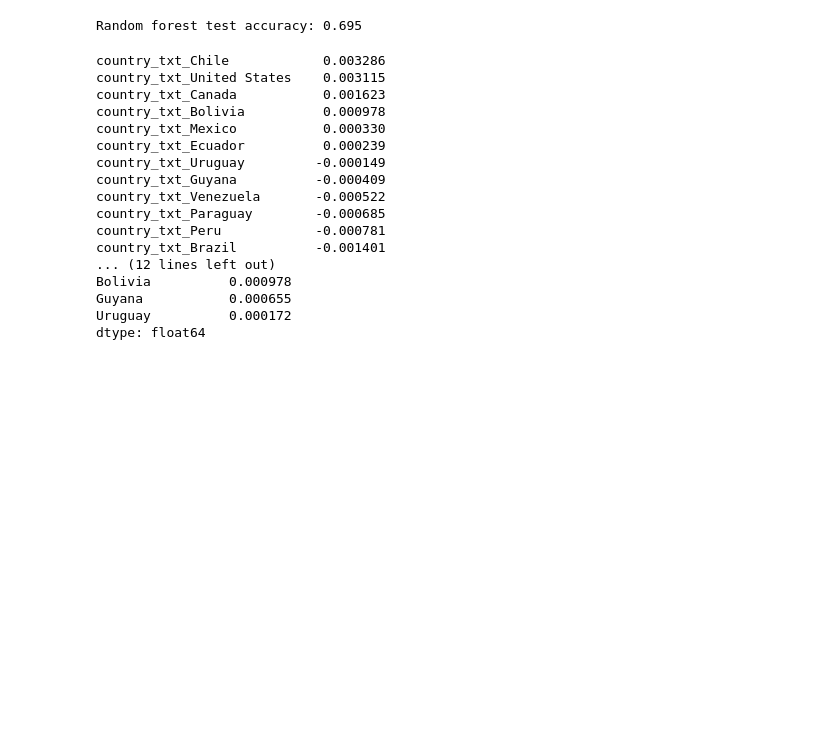
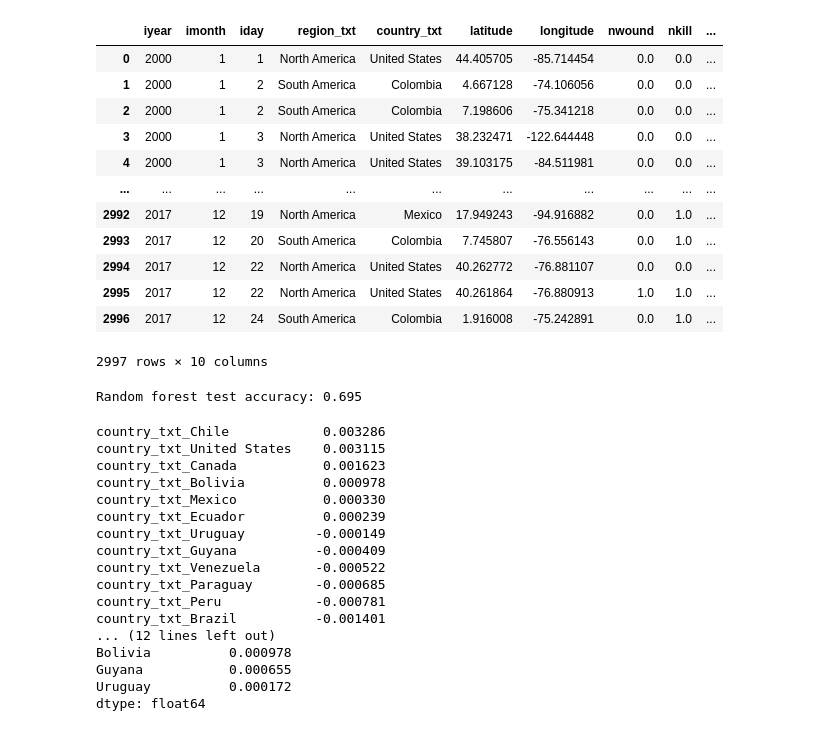
Before and after one commit to BrianFri/special_tool_case_study, a Jupyter notebook: shap.ipynb, the cells around one changed output. Drawn from its saved outputs; the diff is of its cells as text; code cells hidden in the pictures; blank space fills up the shorter version.

```diff
--- a/shap.ipynb
+++ b/shap.ipynb
@@ -14,6 +15,22 @@ df['nkill'] = df['nkill'].astype(int)
 df['nwound'] = df['nwound'].astype(int)
 # %%
 df["deadly_incident"] = (df["nkill"] > 0).astype(int)
+# %%
+df
+# %% [output]
+|  | iyear | imonth | iday | region_txt | country_txt | latitude | longitude | nwound | nkill | ... |
+| 0 | 2000 | 1 | 1 | North America | United States | 44.405705 | -85.714454 | 0.0 | 0.0 | ... |
+| 1 | 2000 | 1 | 2 | South America | Colombia | 4.667128 | -74.106056 | 0.0 | 0.0 | ... |
+| 2 | 2000 | 1 | 2 | South America | Colombia | 7.198606 | -75.341218 | 0.0 | 0.0 | ... |
+| 3 | 2000 | 1 | 3 | North America | United States | 38.232471 | -122.644448 | 0.0 | 0.0 | ... |
+| 4 | 2000 | 1 | 3 | North America | United States | 39.103175 | -84.511981 | 0.0 | 0.0 | ... |
+| ... | ... | ... | ... | ... | ... | ... | ... | ... | ... | ... |
+| 2992 | 2017 | 12 | 19 | North America | Mexico | 17.949243 | -94.916882 | 0.0 | 1.0 | ... |
+| 2993 | 2017 | 12 | 20 | South America | Colombia | 7.745807 | -76.556143 | 0.0 | 1.0 | ... |
+| 2994 | 2017 | 12 | 22 | North America | United States | 40.262772 | -76.881107 | 0.0 | 0.0 | ... |
+| 2995 | 2017 | 12 | 22 | North America | United States | 40.261864 | -76.880913 | 1.0 | 1.0 | ... |
+| 2996 | 2017 | 12 | 24 | South America | Colombia | 1.916008 | -75.242891 | 0.0 | 1.0 | ... |
+2997 rows × 10 columns
 # %%
 # Random Forest
 features = ['iyear', 'region_txt', 'country_txt', 'nwound']
```
Also changed, not shown: parts of 4 cells of this notebook.
